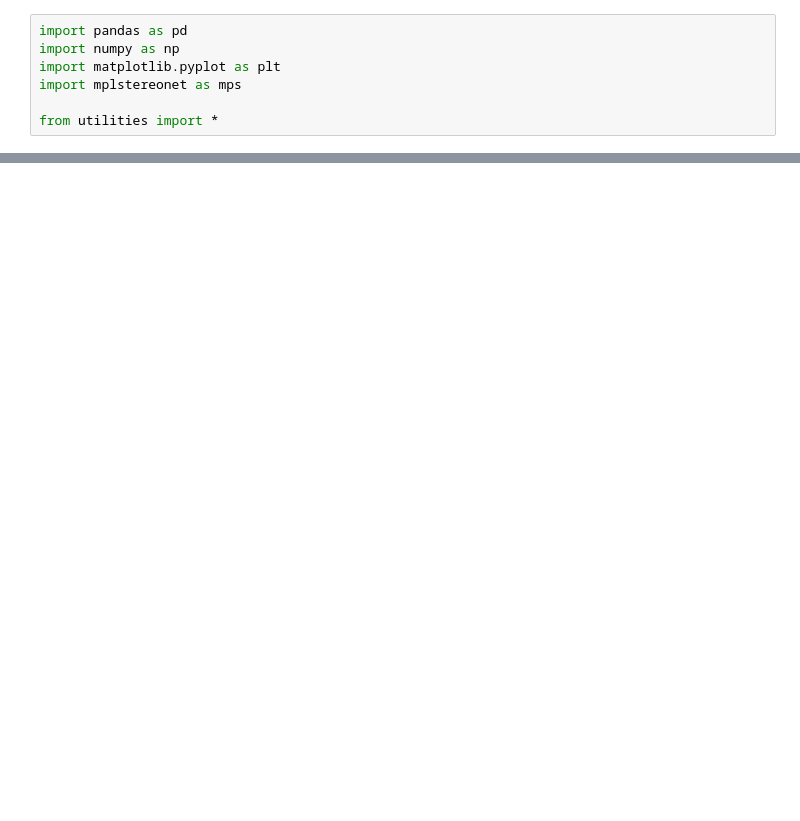
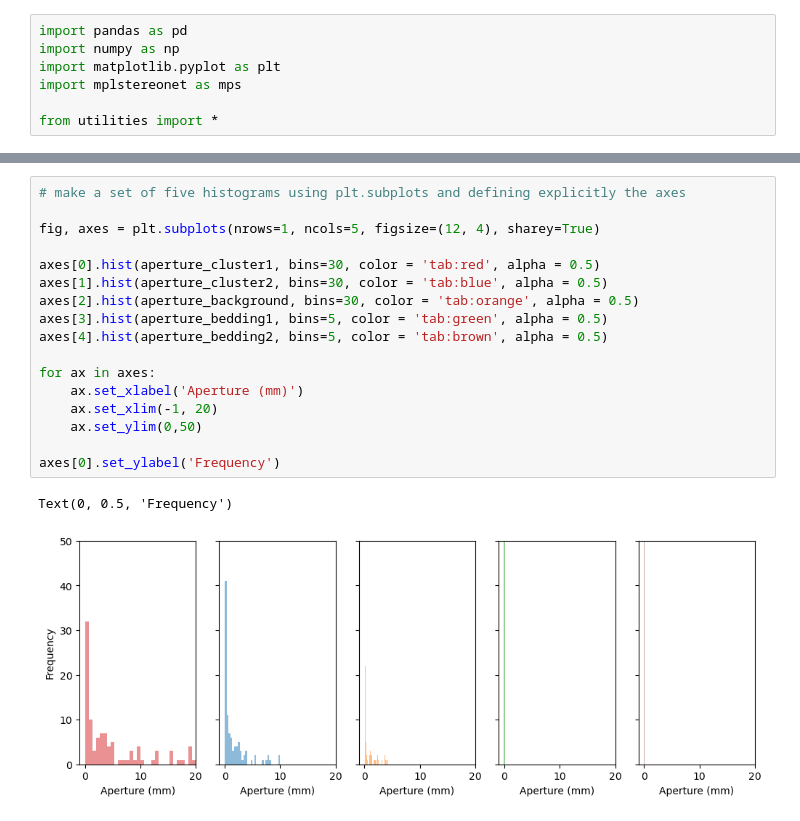
Before and after one commit to ICWallis/borehole-image-analysis-with-python, a Jupyter notebook: 0_Synthetic data.ipynb, the cells around one changed output, grey strips where cells are left out. Drawn from its saved outputs; the diff is of its cells as text; blank space fills up the shorter version.

```diff
--- a/0_Synthetic data.ipynb
+++ b/0_Synthetic data.ipynb
@@ -78,0 +84,20 @@ axes[0].set_ylabel('Frequency')
+# %%
+# make a set of five histograms using plt.subplots and defining explicitly the axes
+
+fig, axes = plt.subplots(nrows=1, ncols=5, figsize=(12, 4), sharey=True)
+
+axes[0].hist(aperture_cluster1, bins=30, color = 'tab:red', alpha = 0.5)
+axes[1].hist(aperture_cluster2, bins=30, color = 'tab:blue', alpha = 0.5)
+axes[2].hist(aperture_background, bins=30, color = 'tab:orange', alpha = 0.5)
+axes[3].hist(aperture_bedding1, bins=5, color = 'tab:green', alpha = 0.5)
+axes[4].hist(aperture_bedding2, bins=5, color = 'tab:brown', alpha = 0.5)
+
+for ax in axes:
+    ax.set_xlabel('Aperture (mm)')
+    ax.set_xlim(-1, 20)
+    ax.set_ylim(0,50)
+
+axes[0].set_ylabel('Frequency')
+# %% [output]
+Text(0, 0.5, 'Frequency')
+[figure, added]
```
Also changed, not shown: parts of 12 cells of this notebook, 4 other files.
